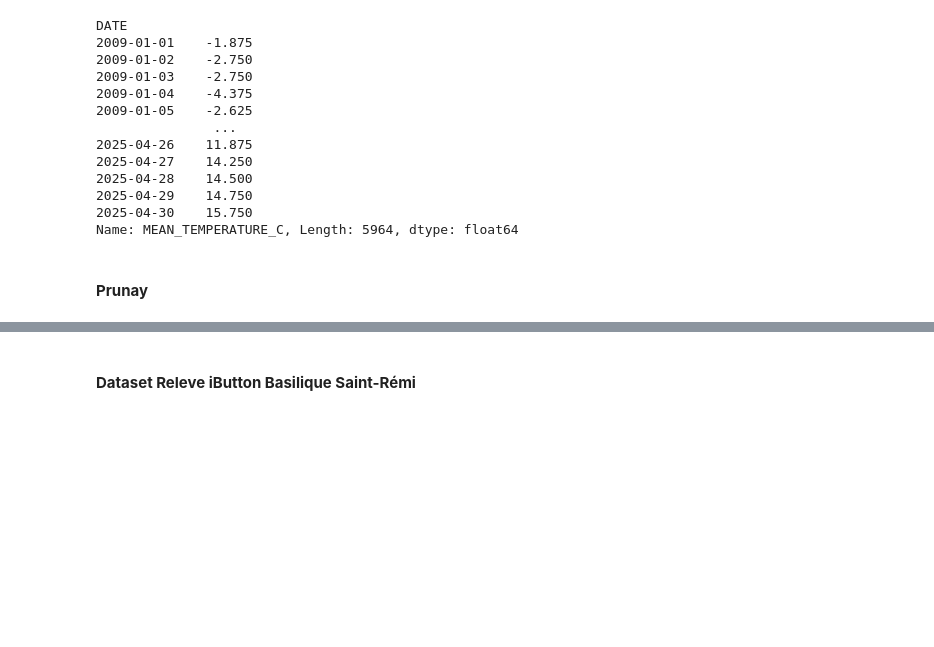
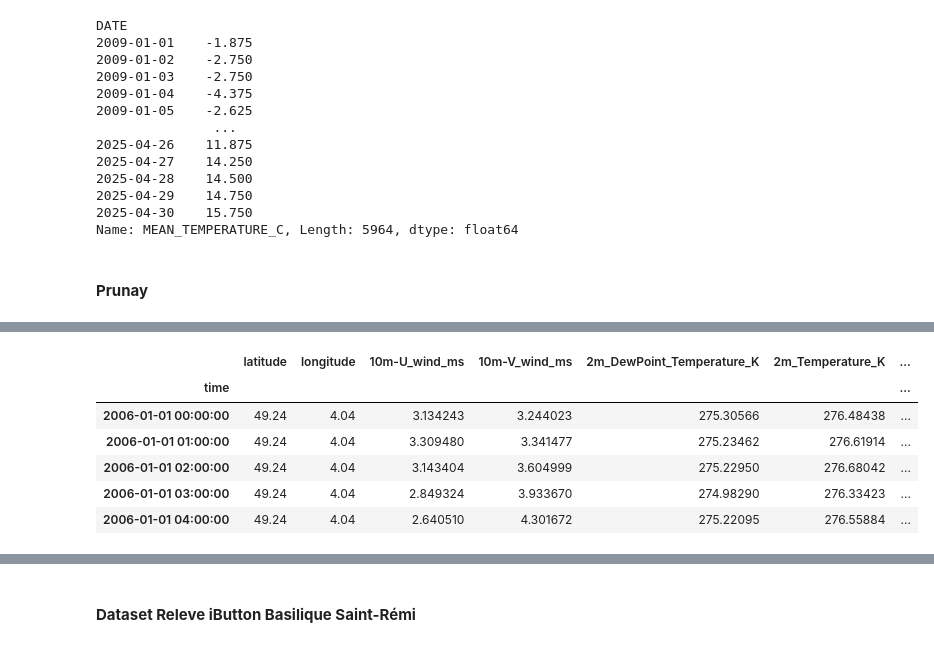
Before and after one commit to kubit07/data_analyse_DRIAS, a Jupyter notebook: bidirectional_lstm_model.ipynb, the cells around one changed output, grey strips where cells are left out. Cells and saved outputs as stored; diff of their text form; code cells hidden in the pictures; blank space fills up the shorter version.

```diff
--- a/bidirectional_lstm_model.ipynb
+++ b/bidirectional_lstm_model.ipynb
@@ -284,0 +293,12 @@ Index(['time', 'latitude', 'longitude', '10m-U_wind_ms', '10m-V_wind_ms',
+# %%
+data_prunay['time'] = pd.to_datetime(data_prunay['time'], format='%Y-%m-%d %H:%M:%S')
+data_prunay.set_index('time', inplace=True)
+data_prunay.head()
+# %% [output]
+|  | latitude | longitude | 10m-U_wind_ms | 10m-V_wind_ms | 2m_DewPoint_Temperature_K | 2m_Temperature_K | ... |
+| time |  |  |  |  |  |  | ... |
+| 2006-01-01 00:00:00 | 49.24 | 4.04 | 3.134243 | 3.244023 | 275.30566 | 276.48438 | ... |
+| 2006-01-01 01:00:00 | 49.24 | 4.04 | 3.309480 | 3.341477 | 275.23462 | 276.61914 | ... |
+| 2006-01-01 02:00:00 | 49.24 | 4.04 | 3.143404 | 3.604999 | 275.22950 | 276.68042 | ... |
+| 2006-01-01 03:00:00 | 49.24 | 4.04 | 2.849324 | 3.933670 | 274.98290 | 276.33423 | ... |
+| 2006-01-01 04:00:00 | 49.24 | 4.04 | 2.640510 | 4.301672 | 275.22095 | 276.55884 | ... |
```
Also changed, not shown: parts of 64 cells of this notebook, 1 other file.
